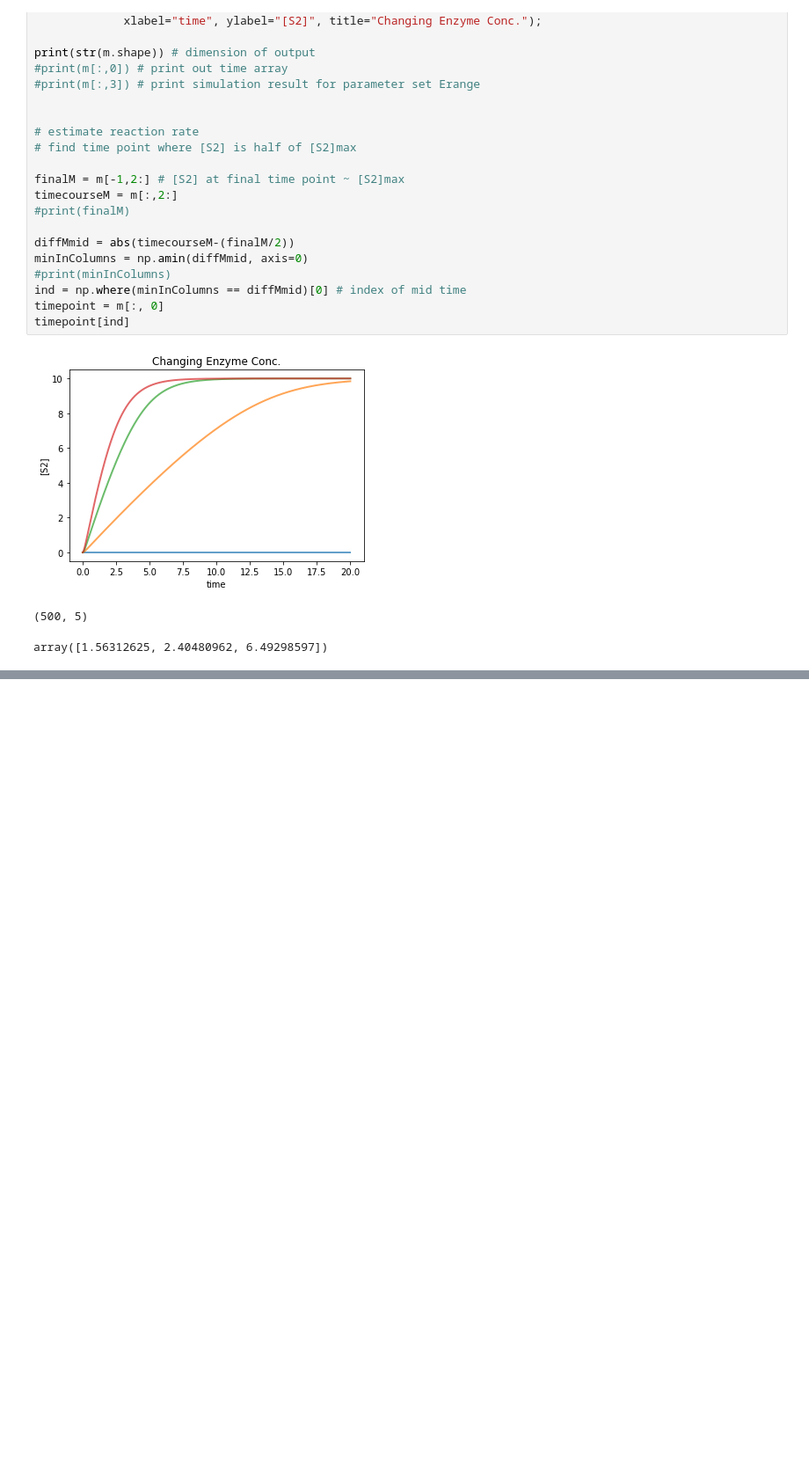
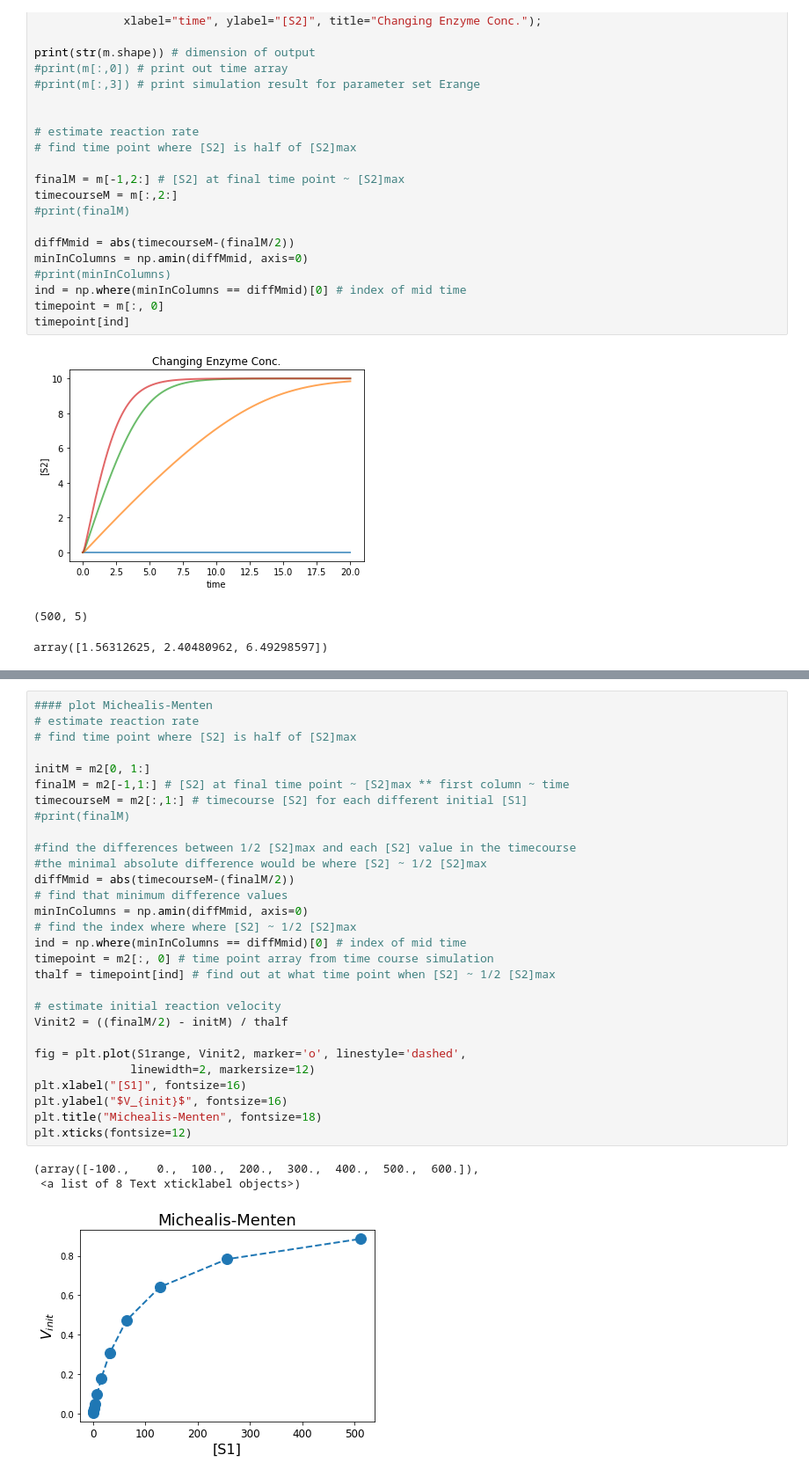
Before and after one commit to pakpoomton/simulatedBiology, a Jupyter notebook: ex2_enzyme.ipynb, the cells around one changed output, grey strips where cells are left out. Shown: that part at 88% size. Drawn from its saved outputs; the diff is of its cells as text; blank space fills up the shorter version.

```diff
--- a/ex2_enzyme.ipynb
+++ b/ex2_enzyme.ipynb
@@ -163,0 +198,33 @@ Km = 5.071740474506264
+# %%
+#### plot Michealis-Menten
+# estimate reaction rate
+# find time point where [S2] is half of [S2]max
+
+initM = m2[0, 1:]
+finalM = m2[-1,1:] # [S2] at final time point ~ [S2]max ** first column ~ time
+timecourseM = m2[:,1:] # timecourse [S2] for each different initial [S1]
+#print(finalM)
+
+#find the differences between 1/2 [S2]max and each [S2] value in the timecourse
+#the minimal absolute difference would be where [S2] ~ 1/2 [S2]max
+diffMmid = abs(timecourseM-(finalM/2))
+# find that minimum difference values
+minInColumns = np.amin(diffMmid, axis=0)
+# find the index where where [S2] ~ 1/2 [S2]max
+ind = np.where(minInColumns == diffMmid)[0] # index of mid time
+timepoint = m2[:, 0] # time point array from time course simulation
+thalf = timepoint[ind] # find out at what time point when [S2] ~ 1/2 [S2]max
+
+# estimate initial reaction velocity
+Vinit2 = ((finalM/2) - initM) / thalf
+
+fig = plt.plot(S1range, Vinit2, marker='o', linestyle='dashed',
+              linewidth=2, markersize=12)
+plt.xlabel("[S1]", fontsize=16)
+plt.ylabel("$V_{init}$", fontsize=16)
+plt.title("Michealis-Menten", fontsize=18)
+plt.xticks(fontsize=12)
+# %% [output]
+(array([-100.,    0.,  100.,  200.,  300.,  400.,  500.,  600.]),
+ <a list of 8 Text xticklabel objects>)
+[figure, added]
```
Also changed, not shown: parts of 8 cells of this notebook.
